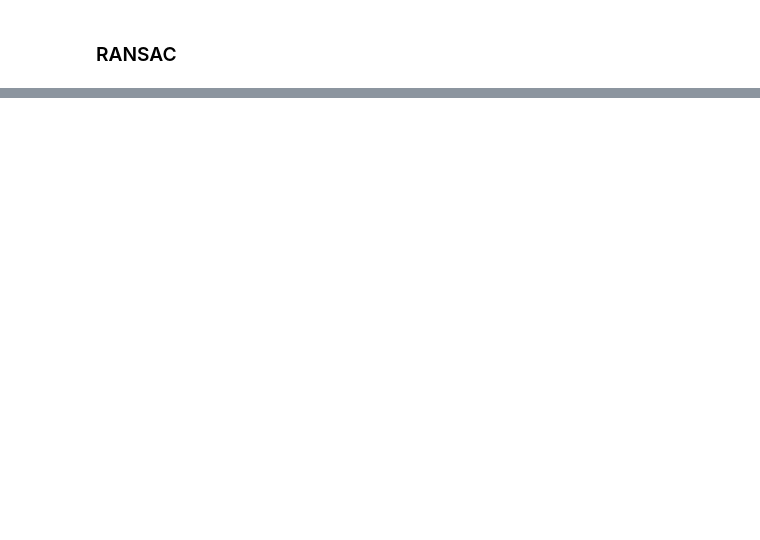
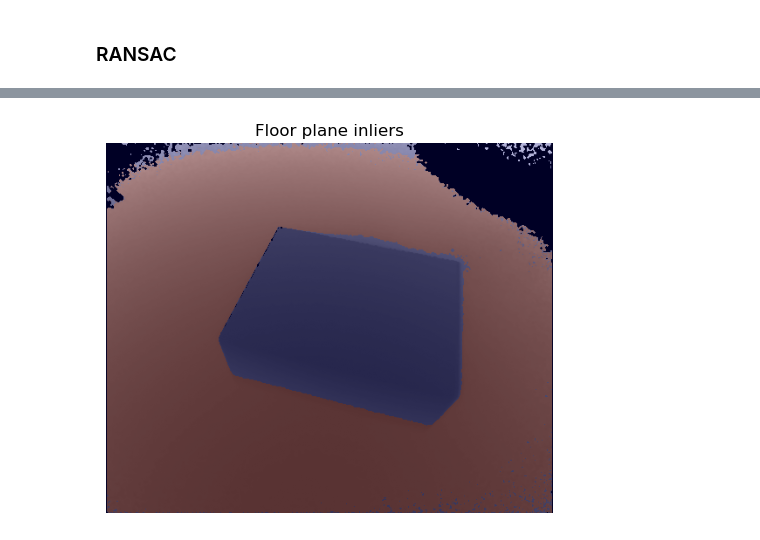
Before and after one commit to Tashhfia/Box-Size-Estimation-with-RANSAC, a Jupyter notebook: Box_Size_Estimation.ipynb, the cells around one changed output, grey strips where cells are left out. Saved outputs shown, nothing was run; the diff lists cells and outputs as text; code cells hidden in the pictures; blank space fills up the shorter version.

```diff
--- a/Box_Size_Estimation.ipynb
+++ b/Box_Size_Estimation.ipynb
@@ -338,0 +480,11 @@ plt.show()
+# %%
+# best_mask1d came from RANSAC on P_all, with ii, jj from apply_mask(PC, keep2)
+H, W = PC.shape[:2]
+floor_mask = np.zeros((H, W), dtype=bool)
+floor_mask[ii[best_mask1d], jj[best_mask1d]] = True
+
+plt.imshow(D_median3, cmap='grey', vmin=0.15, vmax=2.2)
+plt.imshow(floor_mask, cmap='jet', alpha=0.3)
+plt.title("Floor plane inliers"); plt.axis('off'); plt.show()
+# %% [output]
+[figure, added]
```
Also changed, not shown: parts of 16 cells of this notebook.
